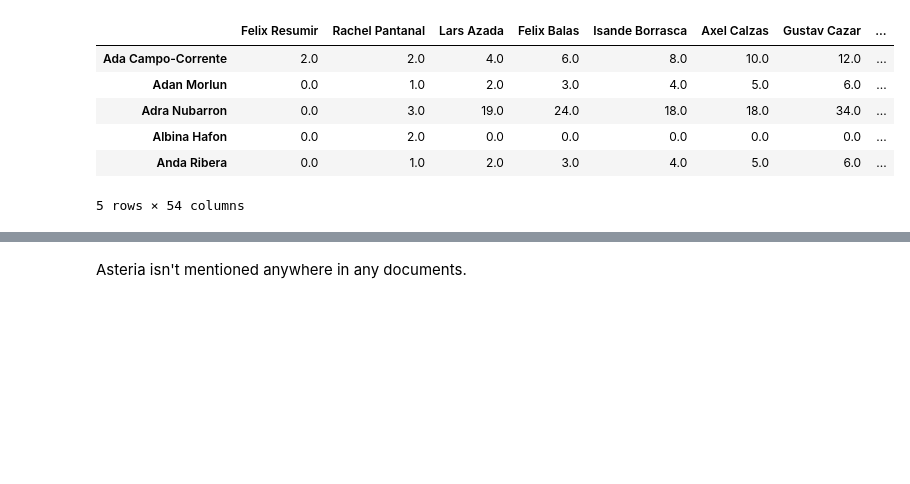
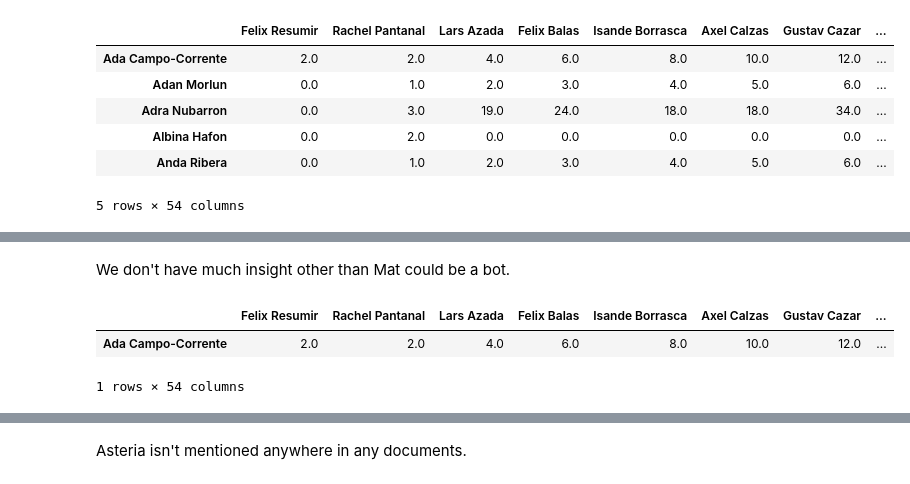
Before and after one commit to hypothetical-lemon/COMP4449-capstone, a Jupyter notebook: final/KronosKidnapping/heather_lemon_final_kidnappingreport.ipynb, the cells around one changed output, grey strips where cells are left out. Cells and saved outputs as stored; diff of their text form; code cells hidden in the pictures; blank space fills up the shorter version.

```diff
--- a/final/KronosKidnapping/heather_lemon_final_kidnappingreport.ipynb
+++ b/final/KronosKidnapping/heather_lemon_final_kidnappingreport.ipynb
@@ -711,0 +682,8 @@ KeyboardInterrupt:
+# %% [markdown]
+We don't have much insight other than Mat could be a bot.
+# %%
+emails_sent.head(1)
+# %% [output]
+|  | Felix Resumir | Rachel Pantanal | Lars Azada | Felix Balas | Isande Borrasca | Axel Calzas | Gustav Cazar | ... |
+| Ada Campo-Corrente | 2.0 | 2.0 | 4.0 | 6.0 | 8.0 | 10.0 | 12.0 | ... |
+1 rows × 54 columns
```
Also changed, not shown: parts of 21 cells of this notebook.
